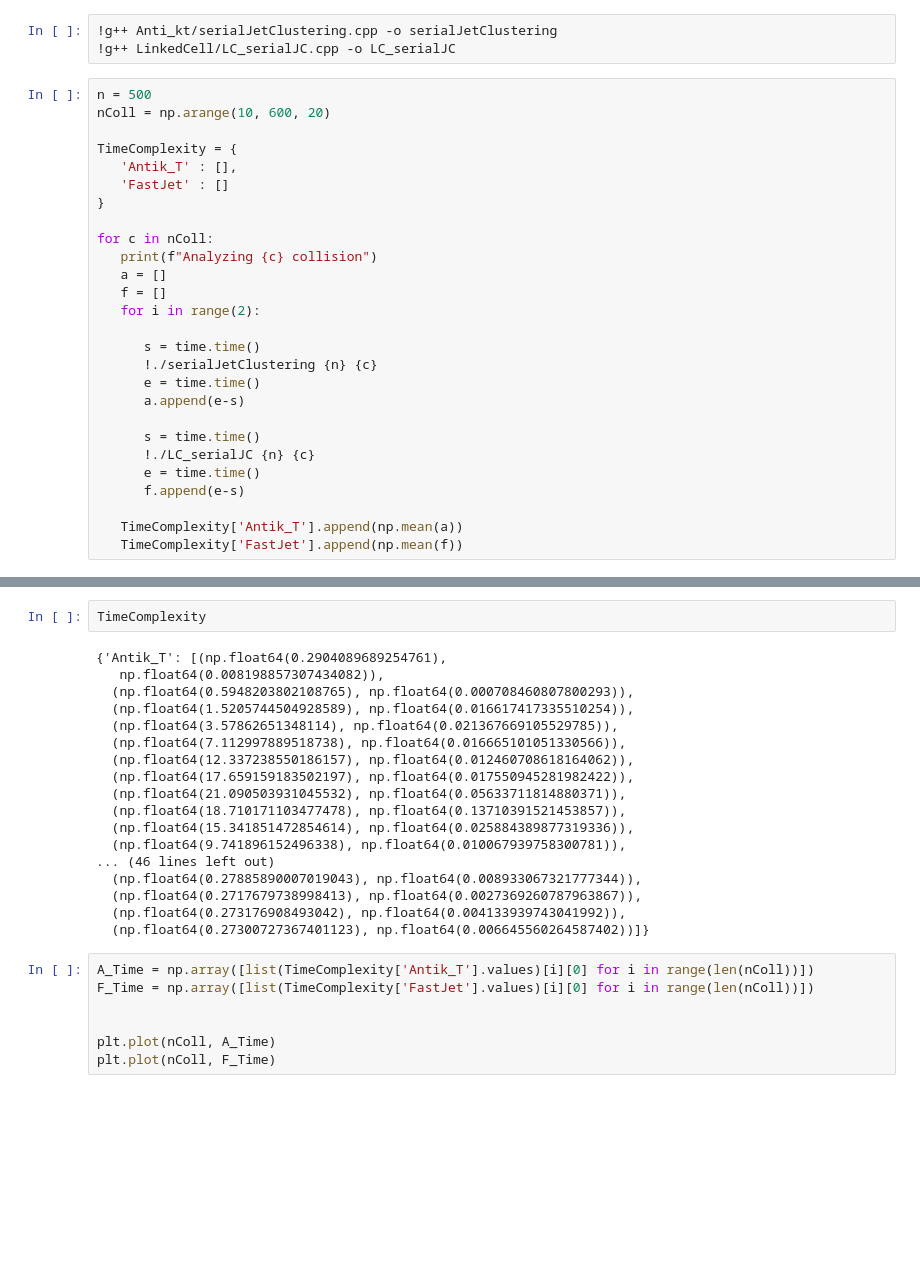
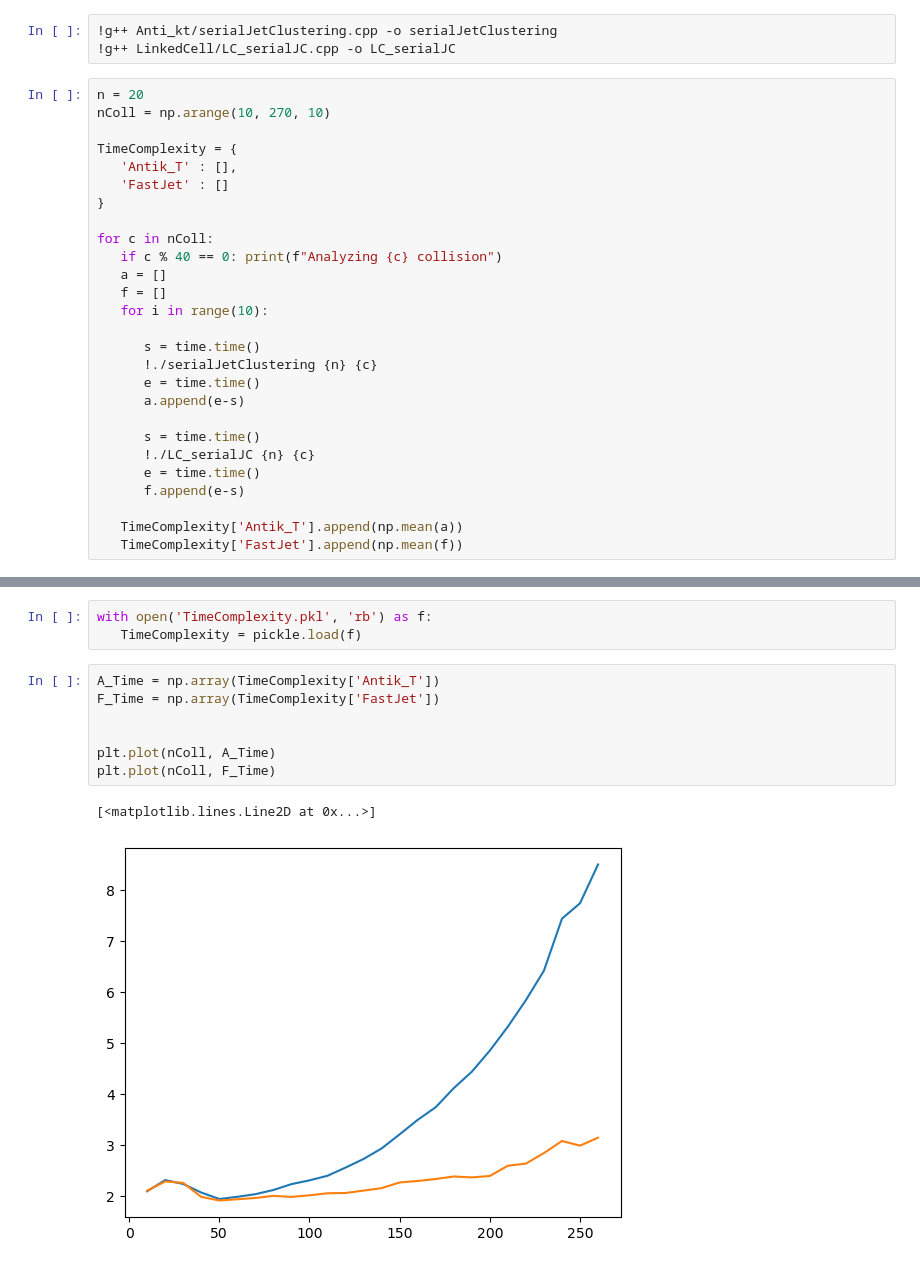
Before and after one commit to FrancescoLR02/JetClustering, a Jupyter notebook: Analysis.ipynb, the cells around one changed output, grey strips where cells are left out. Cells and saved outputs as stored; diff of their text form; blank space fills up the shorter version.

```diff
--- a/Analysis.ipynb
+++ b/Analysis.ipynb
@@ -271,8 +260,8 @@ plt.yscale('log')
 !g++ Anti_kt/serialJetClustering.cpp -o serialJetClustering
 !g++ LinkedCell/LC_serialJC.cpp -o LC_serialJC
 # %%
-n = 500
-nColl = np.arange(10, 600, 20)
+n = 20
+nColl = np.arange(10, 270, 10)
 
 TimeComplexity = {
    'Antik_T' : [],
@@ -280,10 +269,10 @@ TimeComplexity = {
 }
 
 for c in nColl:
-   print(f"Analyzing {c} collision")
+   if c % 40 == 0: print(f"Analyzing {c} collision")
    a = []
    f = []
-   for i in range(2):
+   for i in range(10):
 
       s = time.time()
       !./serialJetClustering {n} {c}
@@ -318,27 +296,13 @@ Analyzing 590 collision
-# %%
-TimeComplexity
-# %% [output]
-{'Antik_T': [(np.float64(0.2904089689254761),
-   np.float64(0.008198857307434082)),
-  (np.float64(0.5948203802108765), np.float64(0.000708460807800293)),
-  (np.float64(1.5205744504928589), np.float64(0.016617417335510254)),
-  (np.float64(3.57862651348114), np.float64(0.021367669105529785)),
-  (np.float64(7.112997889518738), np.float64(0.016665101051330566)),
-  (np.float64(12.337238550186157), np.float64(0.012460708618164062)),
-  (np.float64(17.659159183502197), np.float64(0.017550945281982422)),
-  (np.float64(21.090503931045532), np.float64(0.05633711814880371)),
-  (np.float64(18.710171103477478), np.float64(0.13710391521453857)),
-  (np.float64(15.341851472854614), np.float64(0.025884389877319336)),
-  (np.float64(9.741896152496338), np.float64(0.010067939758300781)),
-... (46 lines left out)
-  (np.float64(0.27885890007019043), np.float64(0.008933067321777344)),
-  (np.float64(0.2717679738998413), np.float64(0.0027369260787963867)),
-  (np.float64(0.273176908493042), np.float64(0.004133939743041992)),
-  (np.float64(0.27300727367401123), np.float64(0.006645560264587402))]}
+# %%
+with open('TimeComplexity.pkl', 'rb') as f:
+   TimeComplexity = pickle.load(f)
 # %%
-A_Time = np.array([list(TimeComplexity['Antik_T'].values)[i][0] for i in range(len(nColl))])
-F_Time = np.array([list(TimeComplexity['FastJet'].values)[i][0] for i in range(len(nColl))])
+A_Time = np.array(TimeComplexity['Antik_T'])
+F_Time = np.array(TimeComplexity['FastJet'])
 
 
 plt.plot(nColl, A_Time)
 plt.plot(nColl, F_Time)
+# %% [output]
+[<matplotlib.lines.Line2D at 0x...>]
+[figure, added]
```
Also changed, not shown: parts of 2 cells of this notebook, 9 other files.
